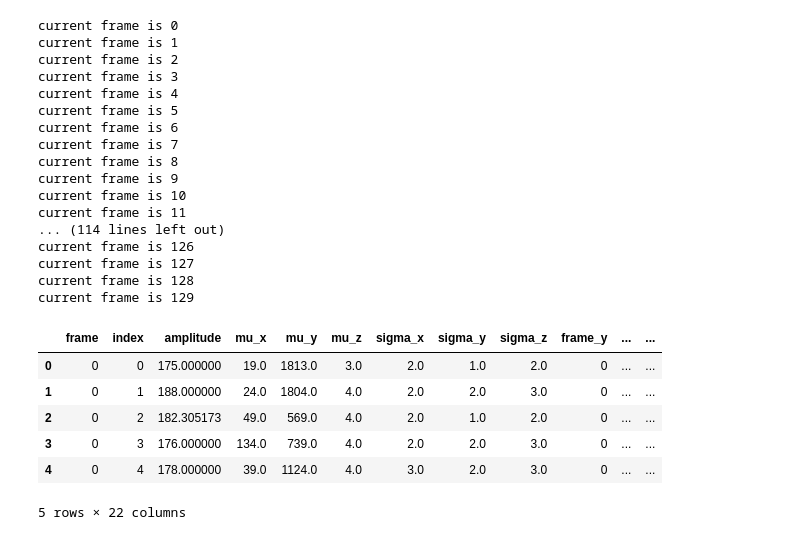
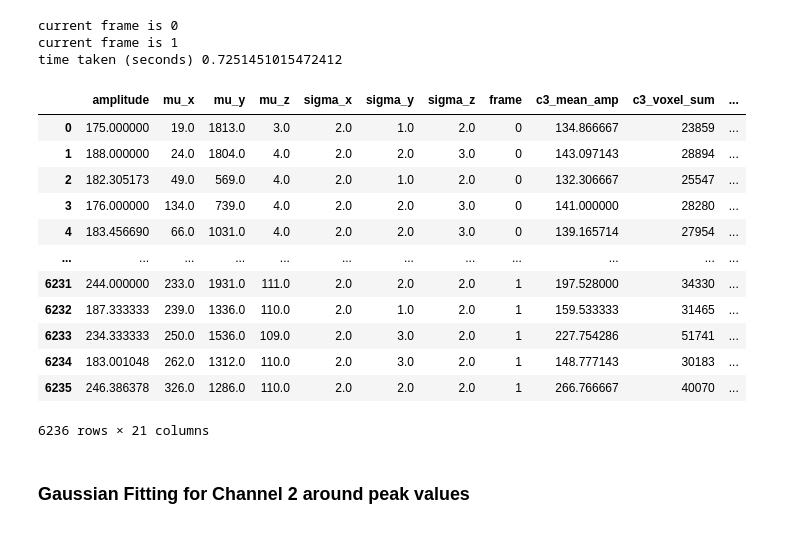
Before and after one commit to MatsulabUW/LLSM-CME-ANALYSIS, a Jupyter notebook: Final/Jupyter_Notebooks/05a. extracting_alt_channel_intensities_BD.ipynb, the cells around one changed output. Drawn from its saved outputs; the diff is of its cells as text; code cells hidden in the pictures.

```diff
--- a/Final/Jupyter_Notebooks/05a. extracting_alt_channel_intensities_BD.ipynb
+++ b/Final/Jupyter_Notebooks/05a. extracting_alt_channel_intensities_BD.ipynb
@@ -99,3 +93,6 @@ time taken (seconds) 2570.9585802555084
 track_df['c3_mean_amp'] = mean
 track_df['c3_voxel_sum'] = voxel_sum_array
 track_df['c3_peak_amp'] = maximum
+track_df['c3_peak_x'] = max_loc[:,2]
+track_df['c3_peak_y'] = max_loc[:,1]
+track_df['c3_peak_z'] = max_loc[:,0]
@@ -146,0 +117,11 @@ time taken (seconds) 3314.6422197818756
+# %%
+# pass the channel for which pixel values are needed and the coordinates around which values are supposed to be calculated
+# convention for coords [z,y,x]
+# convention for channel is 1 for channel 1, 2 for channel 2 and so on
+start_time = time.time()
+offset = [0,0]
+col_names = ['mu_z', 'mu_y', 'mu_x']
+mean,maximum,minimum,pixel_values,max_loc = extractor.extract_pixels_data_variable_bd(center_col_names = col_names, channel = 2)
+
+end_time = time.time()
+print('time taken (seconds)', end_time - start_time)
@@ -171,9 +161,10 @@ track_df
 # %%
+start_time = time.time()
 col_names = ['c2_peak_z', 'c2_peak_y', 'c2_peak_x']
-radi_list = ['sigma_z', 'sigma_y', 'sigma_x']
-peak_mean,maxima,_,_,_ = extract_pixels_data_variable_bd(raw_image = img_2, mean_col_names = col_names,
-                                                      dataframe = track_df, radi_col_names = radi_list,
-                                                      frame_col_name = 'frame')
+peak_mean,maxima,_,_,_ = extractor.extract_pixels_data_variable_bd(center_col_names = col_names,
+                                                     channel = 2)
+end_time = time.time()
+print('time taken (seconds)', end_time - start_time)
 # %% [output]
 current frame number is 0
 current frame number is 1
@@ -207,34 +192,32 @@ track_df.head()
 # %%
-voxel_sum_array, _ = voxel_sum_fixed_bd(dataframe = track_df,col_names = ['c2_peak_z', 'c2_peak_y', 'c2_peak_x'],
-                                     raw_image = img_2, radii = [4,2,2], frame_col_name = 'frame')
+# pass the channel for which voxel sum is needed and the coordinates around which voxel sum is supposed to be calculated
+# convention for coords [z,y,x]
+# convention for channel is 1 for channel 1, 2 for channel 2 and so on
+start_time = time.time()
+voxel_sum_array, _ = extractor.voxel_sum_fixed_bd(center_col_names = ['c2_peak_z', 'c2_peak_y', 'c2_peak_x'],
+                                       channel = 2)
+end_time = time.time()
+print('time taken (seconds)', end_time - start_time)
 # %% [output]
 current frame is 0
 current frame is 1
-current frame is 2
-current frame is 3
-current frame is 4
-current frame is 5
-current frame is 6
-current frame is 7
-current frame is 8
-current frame is 9
-current frame is 10
-current frame is 11
-... (114 lines left out)
-current frame is 126
-current frame is 127
-current frame is 128
-current frame is 129
+time taken (seconds) 0.7251451015472412
 # %%
 #calculated around the peak value coordinates
 track_df['c2_voxel_sum'] = voxel_sum_array
 # %%
-track_df.head()
+track_df
 # %% [output]
-|  | frame | index | amplitude | mu_x | mu_y | mu_z | sigma_x | sigma_y | sigma_z | frame_y | ... | ... |
-| 0 | 0 | 0 | 175.000000 | 19.0 | 1813.0 | 3.0 | 2.0 | 1.0 | 2.0 | 0 | ... | ... |
-| 1 | 0 | 1 | 188.000000 | 24.0 | 1804.0 | 4.0 | 2.0 | 2.0 | 3.0 | 0 | ... | ... |
-| 2 | 0 | 2 | 182.305173 | 49.0 | 569.0 | 4.0 | 2.0 | 1.0 | 2.0 | 0 | ... | ... |
-| 3 | 0 | 3 | 176.000000 | 134.0 | 739.0 | 4.0 | 2.0 | 2.0 | 3.0 | 0 | ... | ... |
-| 4 | 0 | 4 | 178.000000 | 39.0 | 1124.0 | 4.0 | 3.0 | 2.0 | 3.0 | 0 | ... | ... |
+|  | amplitude | mu_x | mu_y | mu_z | sigma_x | sigma_y | sigma_z | frame | c3_mean_amp | c3_voxel_sum | ... |
+| 0 | 175.000000 | 19.0 | 1813.0 | 3.0 | 2.0 | 1.0 | 2.0 | 0 | 134.866667 | 23859 | ... |
+| 1 | 188.000000 | 24.0 | 1804.0 | 4.0 | 2.0 | 2.0 | 3.0 | 0 | 143.097143 | 28894 | ... |
+| 2 | 182.305173 | 49.0 | 569.0 | 4.0 | 2.0 | 1.0 | 2.0 | 0 | 132.306667 | 25547 | ... |
+| 3 | 176.000000 | 134.0 | 739.0 | 4.0 | 2.0 | 2.0 | 3.0 | 0 | 141.000000 | 28280 | ... |
+| 4 | 183.456690 | 66.0 | 1031.0 | 4.0 | 2.0 | 2.0 | 3.0 | 0 | 139.165714 | 27954 | ... |
+| ... | ... | ... | ... | ... | ... | ... | ... | ... | ... | ... | ... |
+| 6231 | 244.000000 | 233.0 | 1931.0 | 111.0 | 2.0 | 2.0 | 2.0 | 1 | 197.528000 | 34330 | ... |
+| 6232 | 187.333333 | 239.0 | 1336.0 | 110.0 | 2.0 | 1.0 | 2.0 | 1 | 159.533333 | 31465 | ... |
+| 6233 | 234.333333 | 250.0 | 1536.0 | 109.0 | 2.0 | 3.0 | 2.0 | 1 | 227.754286 | 51741 | ... |
+| 6234 | 183.001048 | 262.0 | 1312.0 | 110.0 | 2.0 | 3.0 | 2.0 | 1 | 148.777143 | 30183 | ... |
+| 6235 | 246.386378 | 326.0 | 1286.0 | 110.0 | 2.0 | 2.0 | 2.0 | 1 | 266.766667 | 40070 | ... |
-5 rows × 22 columns
+6236 rows × 21 columns
@@ -248,0 +224,2 @@ img_1 = AICSImage(input_file_path)
+# %% [markdown]
+### Gaussian Fitting for Channel 2 around peak values
```
Also changed, not shown: parts of 48 cells of this notebook, 5 other files.
